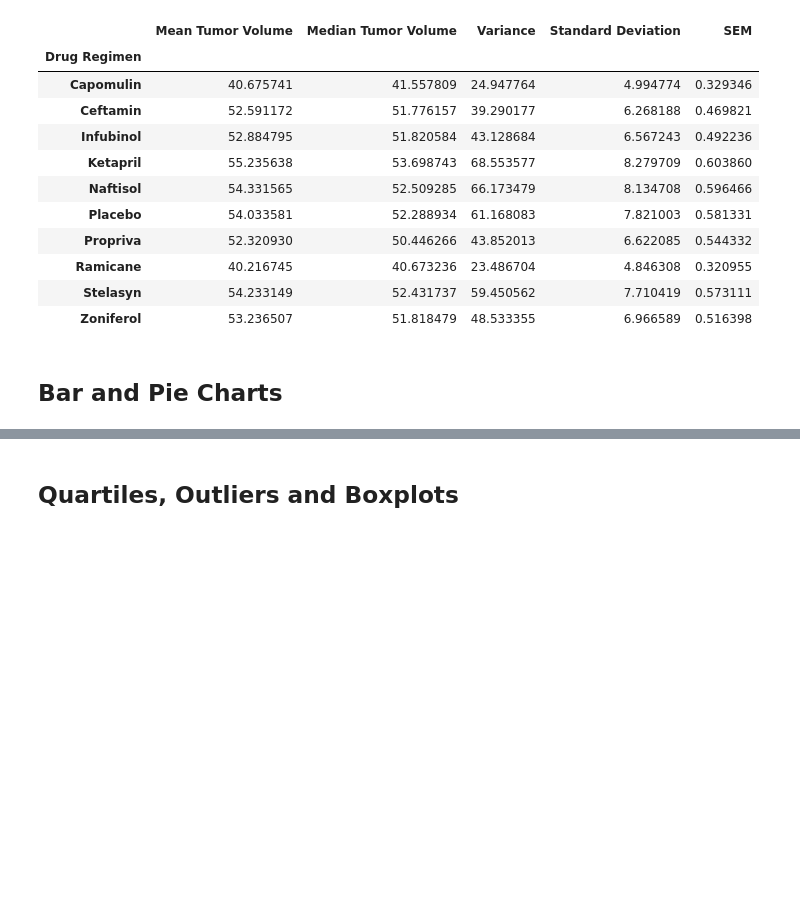
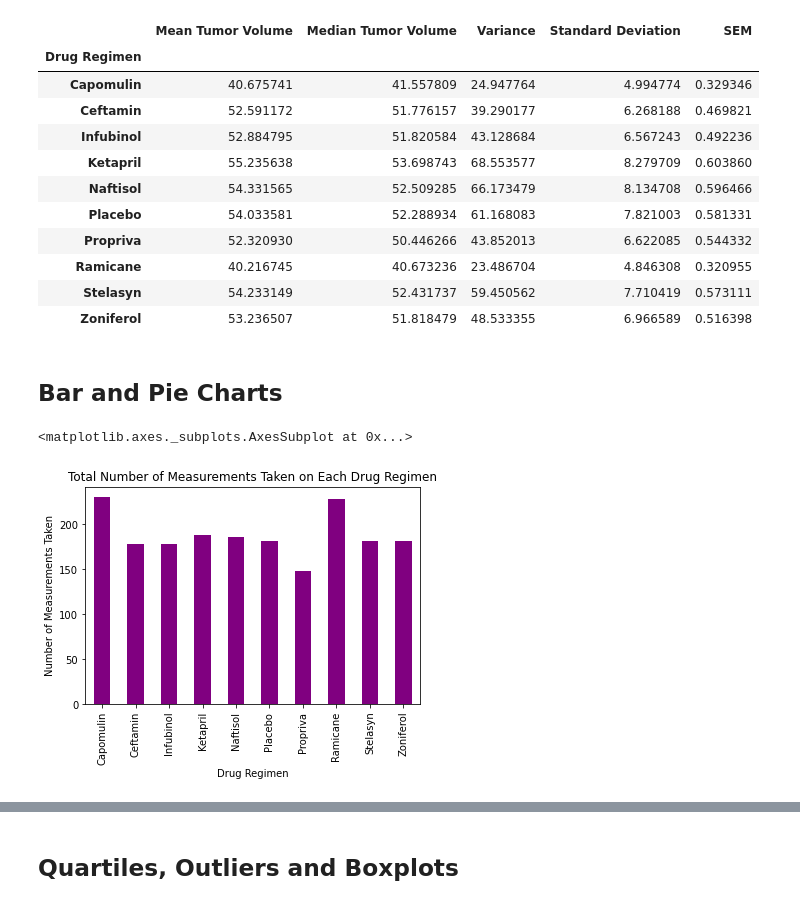
Before and after one commit to JRandle23/Matplotlib-Challenge, a Jupyter notebook: Pymaceuticals/pymaceuticals_starter.ipynb, the cells around one changed output, grey strips where cells are left out. Saved outputs shown, nothing was run; the diff lists cells and outputs as text; code cells hidden in the pictures; blank space fills up the shorter version.

```diff
--- a/Pymaceuticals/pymaceuticals_starter.ipynb
+++ b/Pymaceuticals/pymaceuticals_starter.ipynb
@@ -134,9 +134,12 @@ drug_summary_stats
 # %%
 #Generate a bar plot showing the total number of measurements taken on each drug regimen using pandas.
 measurements_count = drug_grouped.count()
 
 measurements_barchart = measurements_count.plot(kind="bar", title="Total Number of Measurements Taken on Each Drug Regimen", color="purple")
 measurements_barchart.set_xlabel("Drug Regimen")
 measurements_barchart.set_ylabel("Number of Measurements Taken")
 
-plt.show()
+measurements_barchart
+# %% [output]
+<matplotlib.axes._subplots.AxesSubplot at 0x...>
+[figure, added]
```
Also changed, not shown: parts of 3 cells of this notebook.
